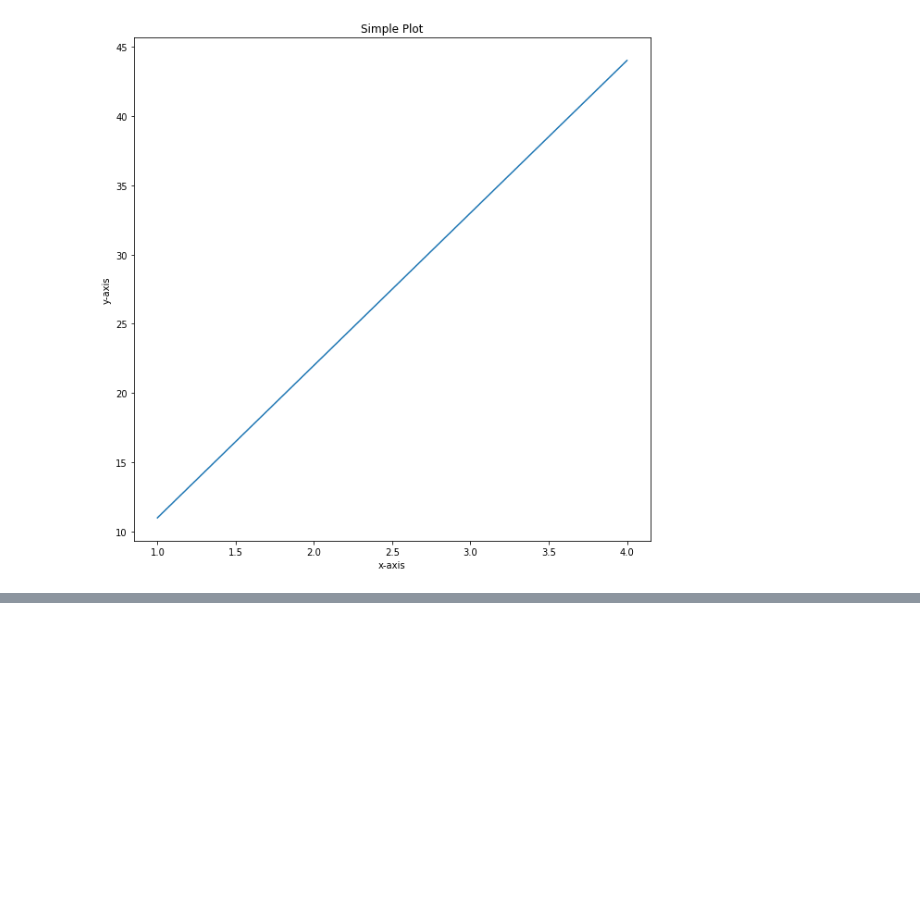
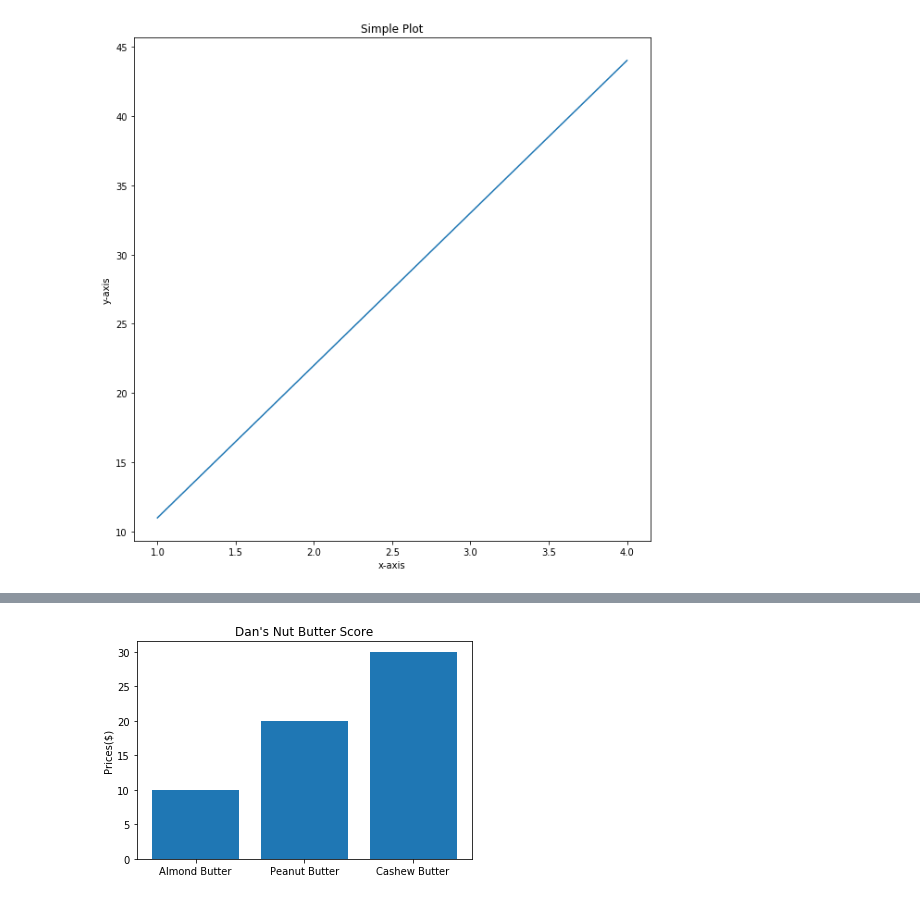
Before and after one commit to dulajkavinda/matplotlib-ML, a Jupyter notebook: matplotlib.ipynb, the cells around one changed output, grey strips where cells are left out. Saved outputs shown, nothing was run; the diff lists cells and outputs as text; code cells hidden in the pictures; blank space fills up the shorter version.

```diff
--- a/matplotlib.ipynb
+++ b/matplotlib.ipynb
@@ -78,0 +126,9 @@ fig.savefig('images/sample-plot.png')
+# %%
+# make a plot from dictionary
+nut_butter_prices = { "Almond Butter" : 10, "Peanut Butter" : 20, "Cashew Butter" : 30 }
+
+fig, ax = plt.subplots()
+ax.bar(nut_butter_prices.keys(), nut_butter_prices.values())
+ax.set(title="Dan's Nut Butter Score", ylabel="Prices($)");
+# %% [output]
+[figure, added]
```
Also changed, not shown: parts of 6 cells of this notebook.
